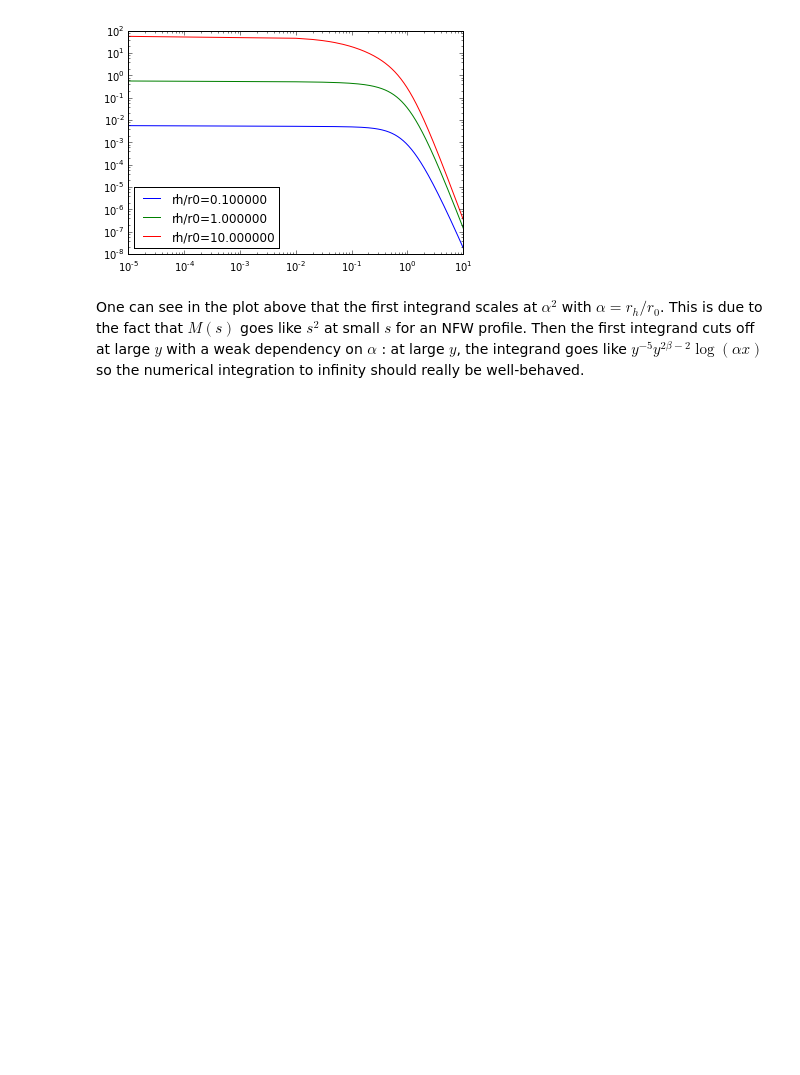
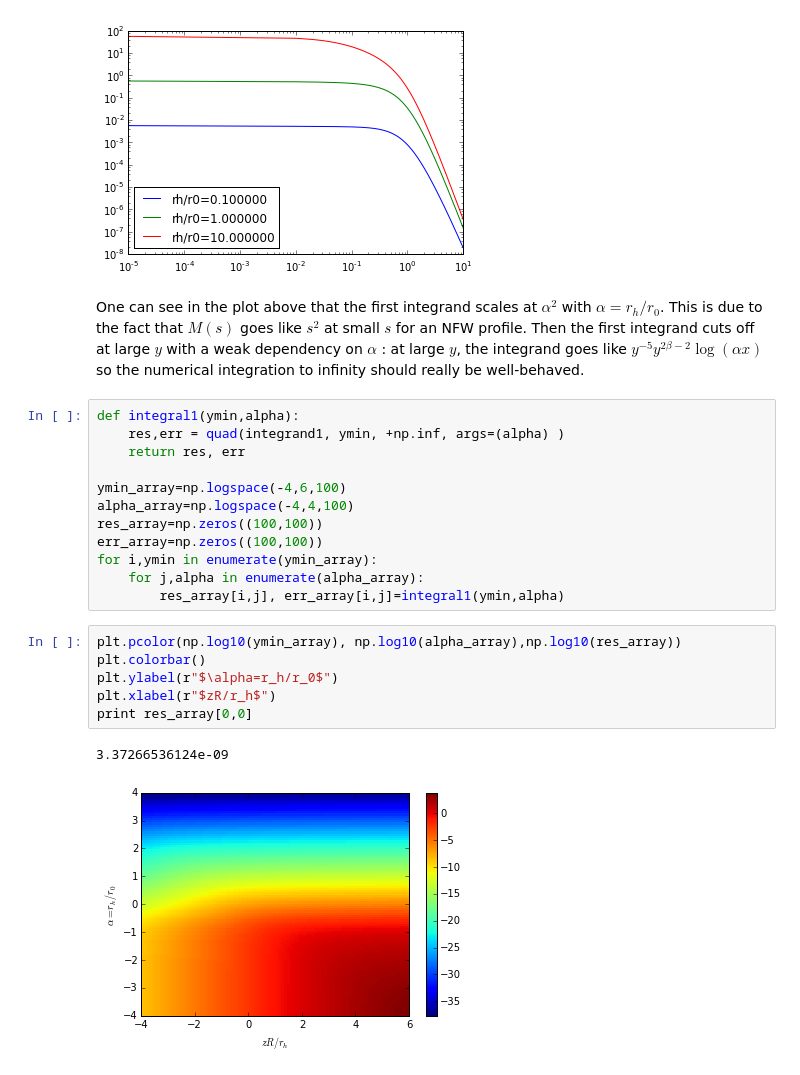
Before and after one commit to achiappo/FRESKA, a Jupyter notebook: spherical_jeans_analysis.ipynb, the cells around one changed output. Drawn from its saved outputs; the diff is of its cells as text; blank space fills up the shorter version.

```diff
--- a/spherical_jeans_analysis.ipynb
+++ b/spherical_jeans_analysis.ipynb
@@ -109,3 +111,24 @@ plt.legend(loc=3)
 # %% [markdown]
 One can see in the plot above that the first integrand scales at $\alpha^2$ with $\alpha=r_h/r_0$. This is due to the fact that $M(s)$ goes like $s^2$ at small $s$ for an NFW profile.
 Then the first integrand cuts off at large $y$ with a weak dependency on $\alpha$ :  at large $y$, the integrand goes like $y^{-5}y^{2\beta-2}\log(\alpha x)$ so the numerical integration to infinity should really be well-behaved.
+# %%
+def integral1(ymin,alpha):
+    res,err = quad(integrand1, ymin, +np.inf, args=(alpha) )
+    return res, err
+
+ymin_array=np.logspace(-4,6,100)
+alpha_array=np.logspace(-4,4,100)
+res_array=np.zeros((100,100))
+err_array=np.zeros((100,100))
+for i,ymin in enumerate(ymin_array):
+    for j,alpha in enumerate(alpha_array):
+        res_array[i,j], err_array[i,j]=integral1(ymin,alpha)
+# %%
+plt.pcolor(np.log10(ymin_array), np.log10(alpha_array),np.log10(res_array))
+plt.colorbar()
+plt.ylabel(r"$\alpha=r_h/r_0$")
+plt.xlabel(r"$zR/r_h$")
+print res_array[0,0]
+# %% [output]
+3.37266536124e-09
+[figure, added]
```
Also changed, not shown: parts of 17 cells of this notebook.
